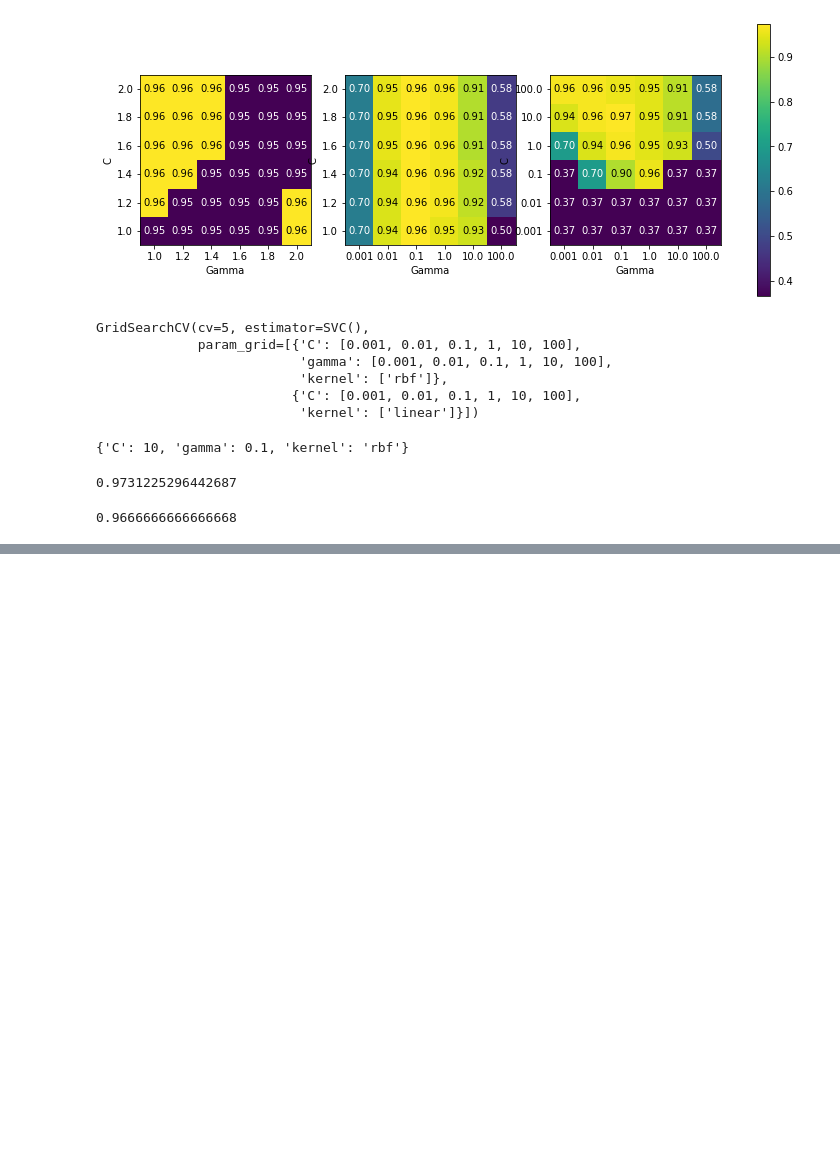
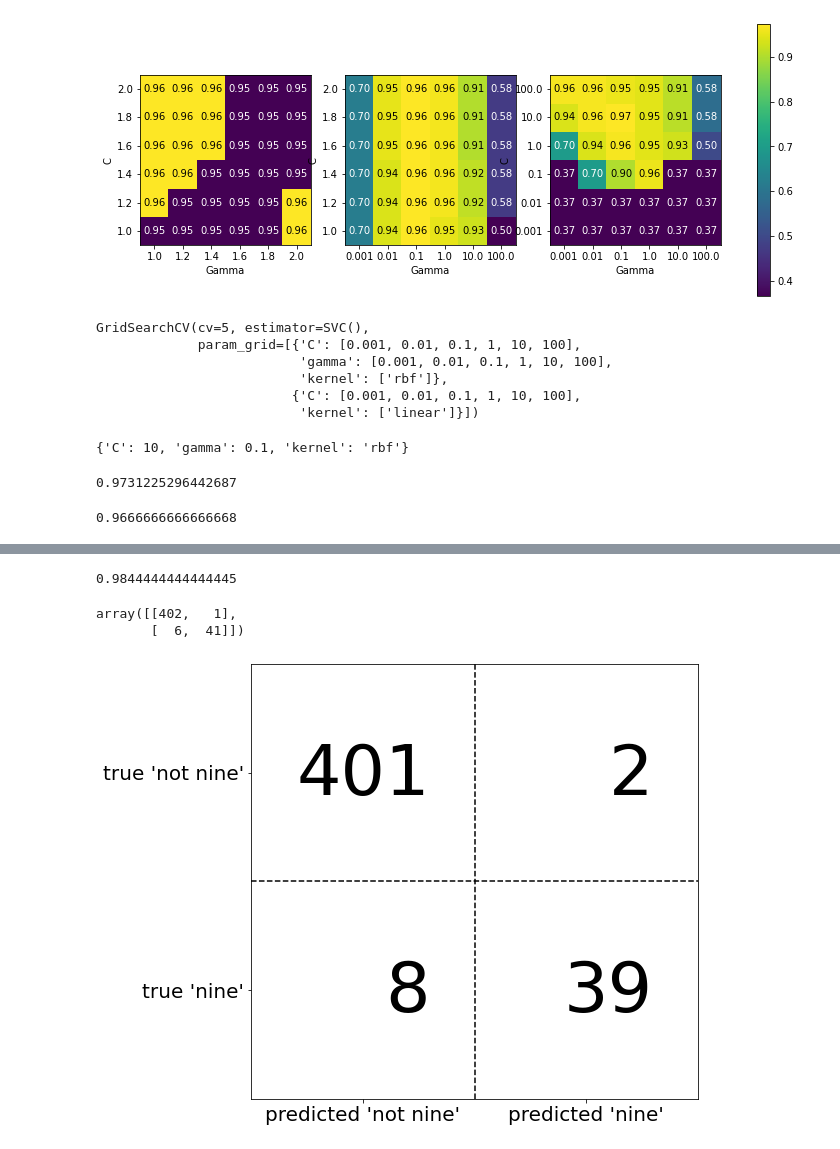
Before and after one commit to aashish-2096/Notebooks, a Jupyter notebook: Model Evaluation.ipynb, the cells around one changed output, grey strips where cells are left out. Saved outputs shown, nothing was run; the diff lists cells and outputs as text; code cells hidden in the pictures; blank space fills up the shorter version.

```diff
--- a/Model Evaluation.ipynb
+++ b/Model Evaluation.ipynb
@@ -278,0 +318,5 @@ scores.mean()
+# %%
+pred_lreg = lreg.predict(X_test)
+lreg.score(X_test,y_test)
+# %% [output]
+0.9844444444444445
@@ -278,0 +327,9 @@ scores.mean()
+# %%
+confusion
+# %% [output]
+array([[402,   1],
+       [  6,  41]])
+# %%
+mglearn.plots.plot_confusion_matrix_illustration()
+# %% [output]
+[figure, added]
```
Also changed, not shown: parts of 44 cells of this notebook.
